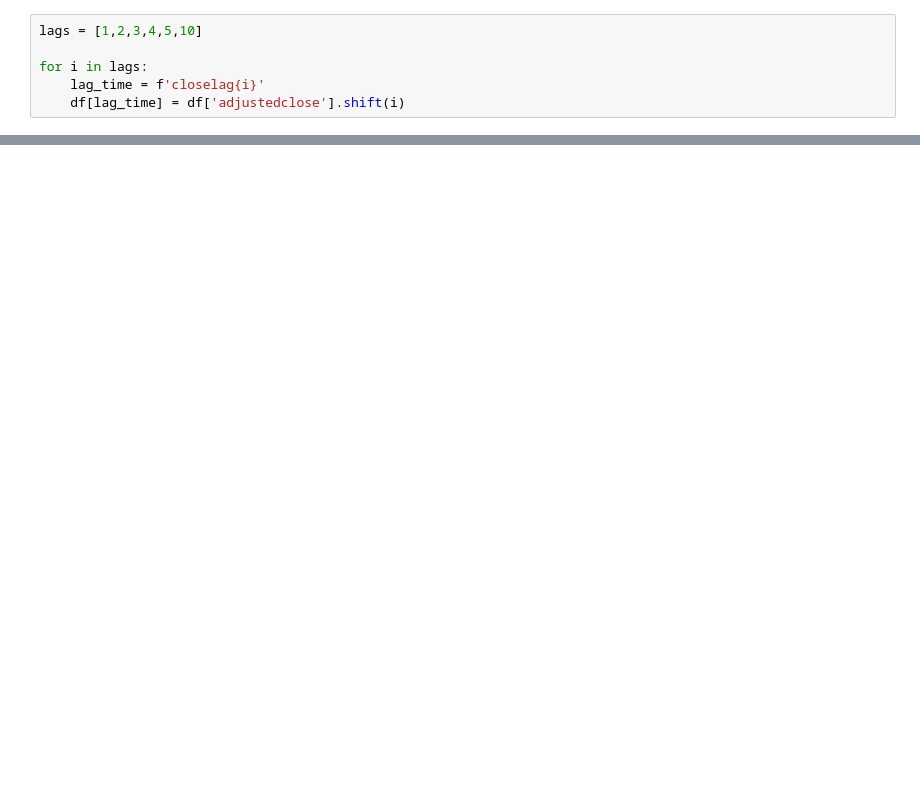
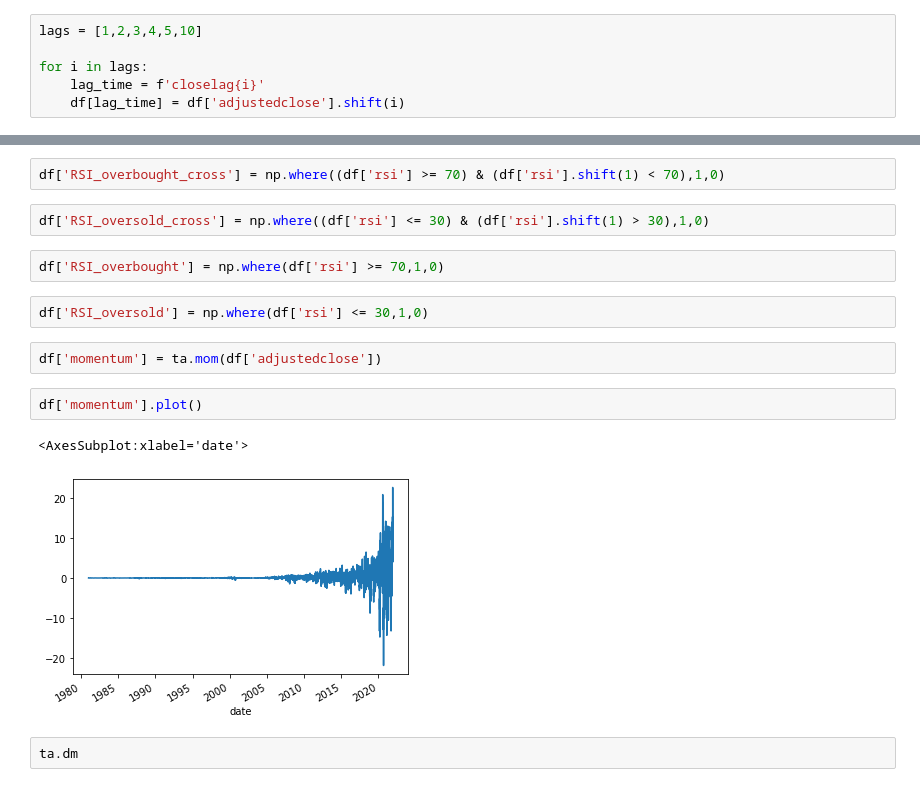
Before and after one commit to tjbray20/Market_Machine_Learning, a Jupyter notebook: MainNotebook.ipynb, the cells around one changed output, grey strips where cells are left out. Saved outputs shown, nothing was run; the diff lists cells and outputs as text; blank space fills up the shorter version.

```diff
--- a/MainNotebook.ipynb
+++ b/MainNotebook.ipynb
@@ -190,0 +204,17 @@ X_test_best_log = X_test_scaled[logreg_feat]
+# %%
+df['RSI_overbought_cross'] = np.where((df['rsi'] >= 70) & (df['rsi'].shift(1) < 70),1,0)
+# %%
+df['RSI_oversold_cross'] = np.where((df['rsi'] <= 30) & (df['rsi'].shift(1) > 30),1,0)
+# %%
+df['RSI_overbought'] = np.where(df['rsi'] >= 70,1,0)
+# %%
+df['RSI_oversold'] = np.where(df['rsi'] <= 30,1,0)
+# %%
+df['momentum'] = ta.mom(df['adjustedclose'])
+# %%
+df['momentum'].plot()
+# %% [output]
+<AxesSubplot:xlabel='date'>
+[figure, added]
+# %%
+ta.dm
```
Also changed, not shown: parts of 22 cells of this notebook, 1 other file.
